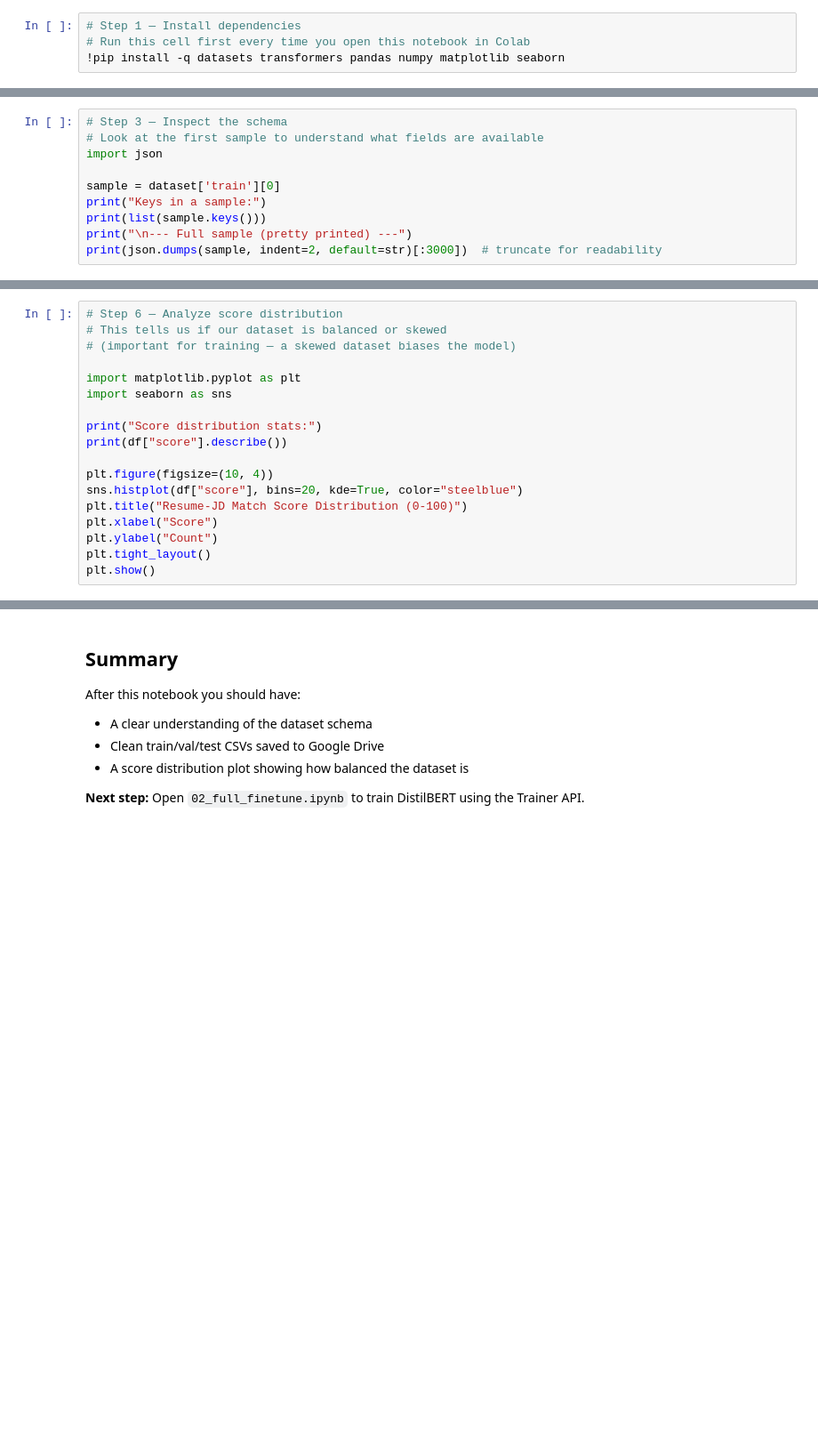
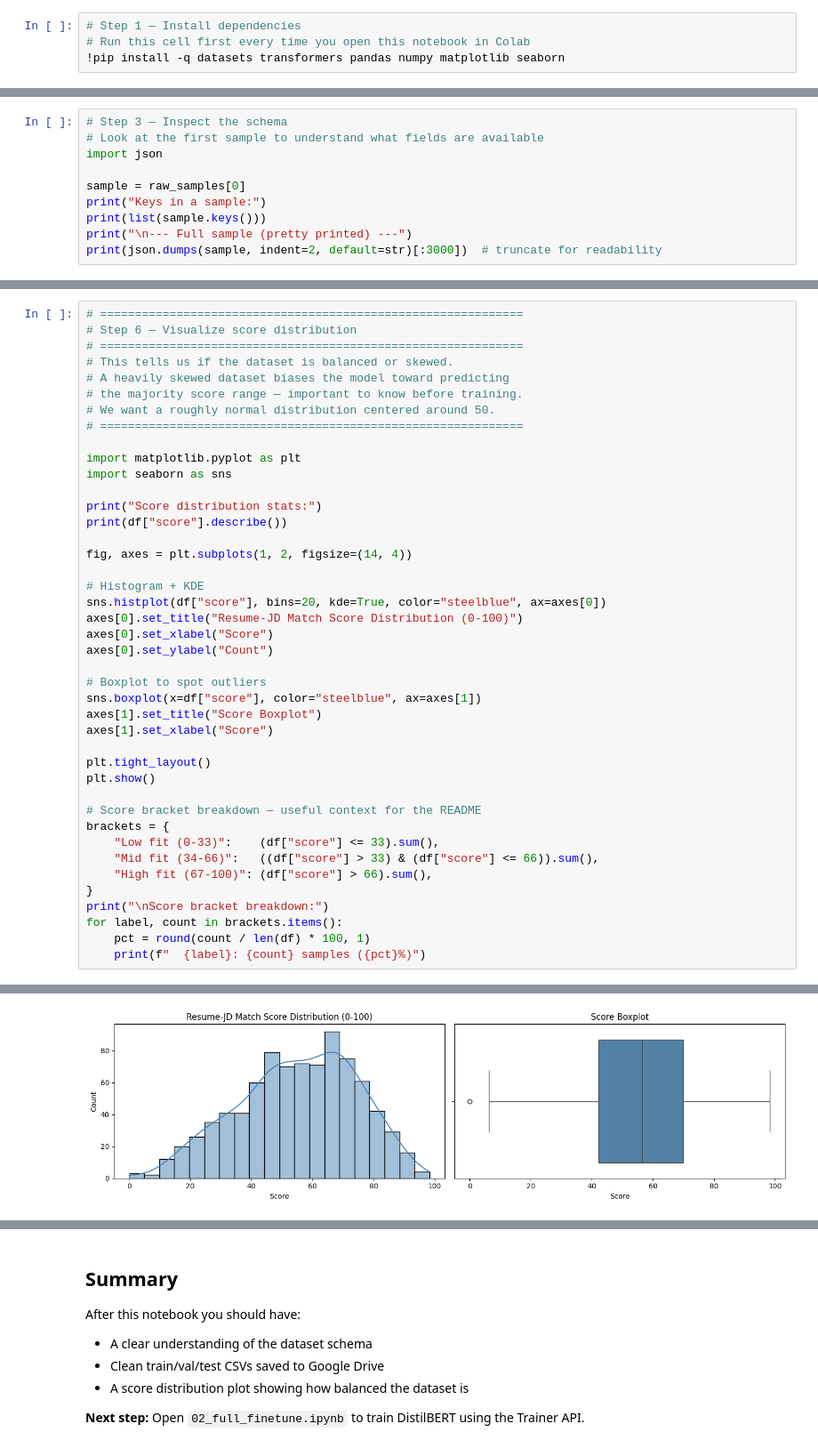
Before and after one commit to LucasLisboaDev/TalentMatch-AI, a Jupyter notebook: notebooks/01_data_exploration.ipynb, the cells around one changed output, grey strips where cells are left out. Shown at 89% size. Drawn from its saved outputs; the diff is of its cells as text; blank space fills up the shorter version.

```diff
--- a/notebooks/01_data_exploration.ipynb
+++ b/notebooks/01_data_exploration.ipynb
@@ -35,7 +56,7 @@ print(f"\nTotal samples: {len(dataset['train'])}")
 # Look at the first sample to understand what fields are available
 import json
 
-sample = dataset['train'][0]
+sample = raw_samples[0]
 print("Keys in a sample:")
 print(list(sample.keys()))
 print("\n--- Full sample (pretty printed) ---")
@@ -108,7 +281,12 @@ print(df[["macro_score", "micro_score", "score"]].head(10))
 # %%
-# Step 6 — Analyze score distribution
-# This tells us if our dataset is balanced or skewed
-# (important for training — a skewed dataset biases the model)
+# =============================================================
+# Step 6 — Visualize score distribution
+# =============================================================
+# This tells us if the dataset is balanced or skewed.
+# A heavily skewed dataset biases the model toward predicting
+# the majority score range — important to know before training.
+# We want a roughly normal distribution centered around 50.
+# =============================================================
 
 import matplotlib.pyplot as plt
 import seaborn as sns
@@ -116,10 +294,30 @@ import seaborn as sns
 print("Score distribution stats:")
 print(df["score"].describe())
 
-plt.figure(figsize=(10, 4))
-sns.histplot(df["score"], bins=20, kde=True, color="steelblue")
-plt.title("Resume-JD Match Score Distribution (0-100)")
-plt.xlabel("Score")
-plt.ylabel("Count")
+fig, axes = plt.subplots(1, 2, figsize=(14, 4))
+
+# Histogram + KDE
+sns.histplot(df["score"], bins=20, kde=True, color="steelblue", ax=axes[0])
+axes[0].set_title("Resume-JD Match Score Distribution (0-100)")
+axes[0].set_xlabel("Score")
+axes[0].set_ylabel("Count")
+
+# Boxplot to spot outliers
+sns.boxplot(x=df["score"], color="steelblue", ax=axes[1])
+axes[1].set_title("Score Boxplot")
+axes[1].set_xlabel("Score")
+
 plt.tight_layout()
 plt.show()
+
+# Score bracket breakdown — useful context for the README
+brackets = {
+    "Low fit (0-33)":    (df["score"] <= 33).sum(),
+    "Mid fit (34-66)":   ((df["score"] > 33) & (df["score"] <= 66)).sum(),
+    "High fit (67-100)": (df["score"] > 66).sum(),
+}
+print("\nScore bracket breakdown:")
+for label, count in brackets.items():
+    pct = round(count / len(df) * 100, 1)
+    print(f"  {label}: {count} samples ({pct}%)")
+# %% [output]
@@ -125,0 +334 @@ plt.show()
+[figure, added]
```
Also changed, not shown: parts of 10 cells of this notebook.
